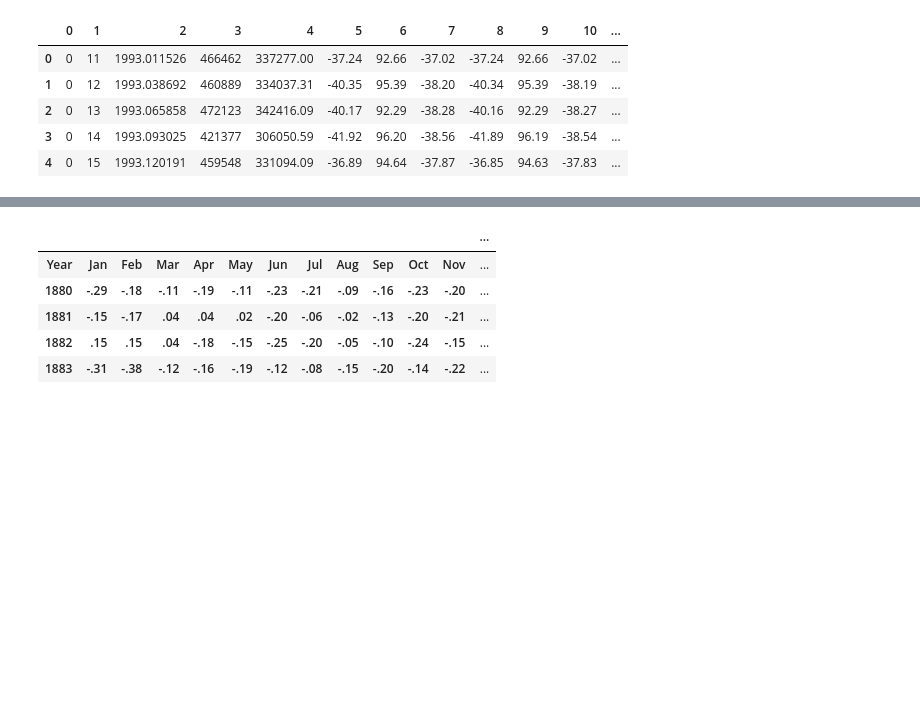
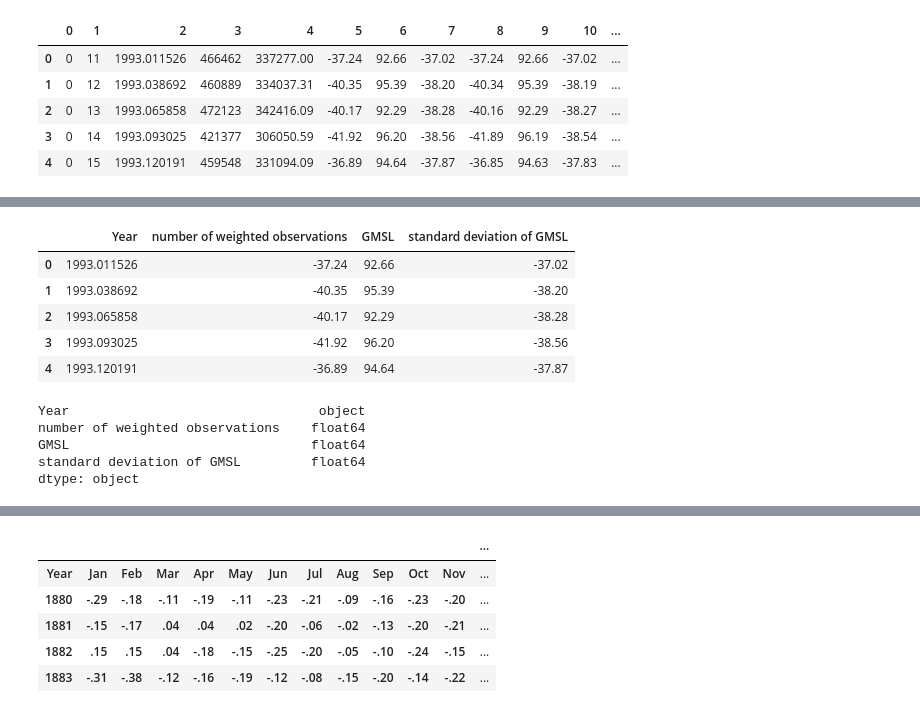
Before and after one commit to hakujeric/ETL-Project, a Jupyter notebook: DataAnalysis.ipynb, the cells around one changed output, grey strips where cells are left out. Cells and saved outputs as stored; diff of their text form; code cells hidden in the pictures; blank space fills up the shorter version.

```diff
--- a/DataAnalysis.ipynb
+++ b/DataAnalysis.ipynb
@@ -30,0 +57,29 @@ seaLevel_df.head()
+# %%
+# seaLevel_df.columns['year','number of weighted observations','GMSL','standard deviation of GMSL']
+#                      'number of weighted observations','life_exp','gdp_per_cap']
+
+seaLevel_df = seaLevel_df.rename(columns  = {2: "Year", 5:"number of weighted observations",
+                                             6:"GMSL",7:"standard deviation of GMSL"})
+seaLevel_df.head()
+
+# new_data = data.rename(columns = {"Team": "Team Name",
+#                                   "College":"Education",
+#                                   "Salary": "Income"})
+# %% [output]
+|  | Year | number of weighted observations | GMSL | standard deviation of GMSL |
+| 0 | 1993.011526 | -37.24 | 92.66 | -37.02 |
+| 1 | 1993.038692 | -40.35 | 95.39 | -38.20 |
+| 2 | 1993.065858 | -40.17 | 92.29 | -38.28 |
+| 3 | 1993.093025 | -41.92 | 96.20 | -38.56 |
+| 4 | 1993.120191 | -36.89 | 94.64 | -37.87 |
+# %%
+# seaLevel_df = seaLevel_df['Year'].str.split('.', 1).str
+# seaLevel_df.head()
+seaLevel_df['Year'] = seaLevel_df['Year'].astype(str)
+seaLevel_df.dtypes
+# %% [output]
+Year                                object
+number of weighted observations    float64
+GMSL                               float64
+standard deviation of GMSL         float64
+dtype: object
```
Also changed, not shown: parts of 12 cells of this notebook, 2 other files.
